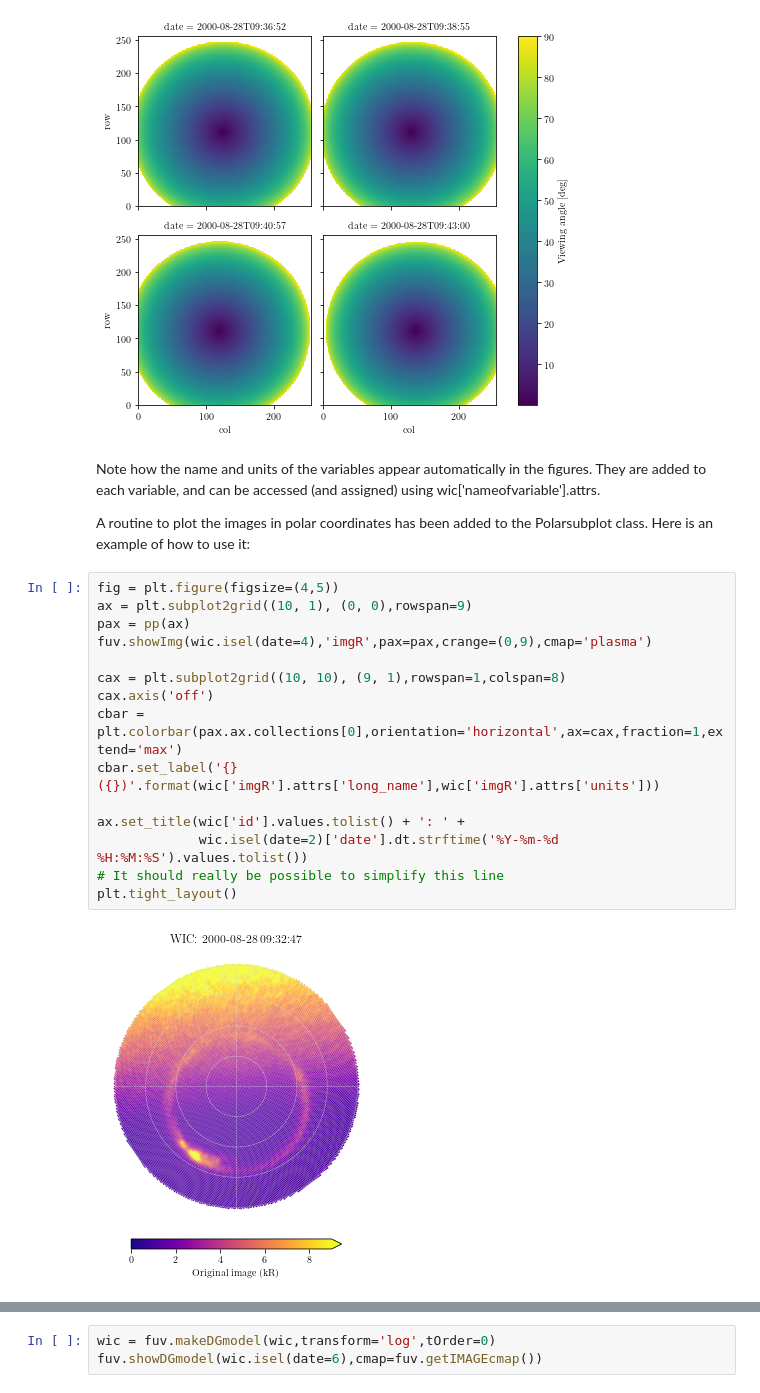
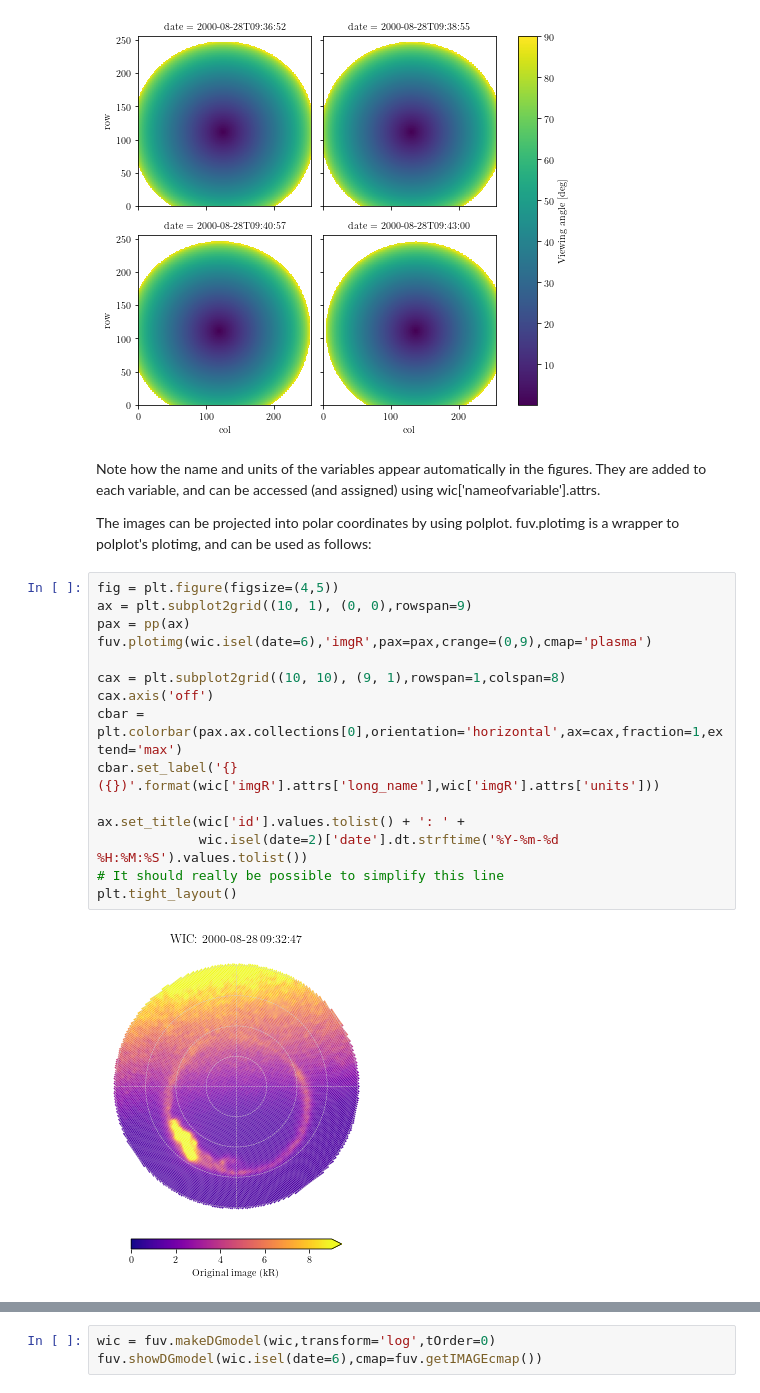
Before and after one commit to aohma/fuvpy, a Jupyter notebook: notebooks/fuvpyExample.ipynb, the cells around one changed output, grey strips where cells are left out. Cells and saved outputs as stored; diff of their text form.

```diff
--- a/notebooks/fuvpyExample.ipynb
+++ b/notebooks/fuvpyExample.ipynb
@@ -64,22 +65,21 @@ wic.isel(date=slice(4,8))['dza'].plot(x='col', y='row', col='date', col_wrap=2)
 # %% [markdown]
 Note how the name and units of the variables appear automatically in the figures. They are added to each variable, and can be accessed (and assigned) using wic['nameofvariable'].attrs.
 
-A routine to plot the images in polar coordinates has been added to the Polarsubplot class.
-Here is an example of how to use it:
+The images can be projected into polar coordinates by using polplot. fuv.plotimg is a wrapper to polplot's plotimg, and can be used as follows:
 # %%
 fig = plt.figure(figsize=(4,5))
 ax = plt.subplot2grid((10, 1), (0, 0),rowspan=9)
 pax = pp(ax)
-fuv.showImg(wic.isel(date=4),'imgR',pax=pax,crange=(0,9),cmap='plasma')
+fuv.plotimg(wic.isel(date=6),'imgR',pax=pax,crange=(0,9),cmap='plasma')
 
 cax = plt.subplot2grid((10, 10), (9, 1),rowspan=1,colspan=8)
 cax.axis('off')
 cbar = plt.colorbar(pax.ax.collections[0],orientation='horizontal',ax=cax,fraction=1,extend='max')
 cbar.set_label('{} ({})'.format(wic['imgR'].attrs['long_name'],wic['imgR'].attrs['units']))
 
 ax.set_title(wic['id'].values.tolist() + ': ' +
              wic.isel(date=2)['date'].dt.strftime('%Y-%m-%d %H:%M:%S').values.tolist())
 # It should really be possible to simplify this line
 plt.tight_layout()
 # %% [output]
-[figure, old version]
+[figure, new version]
```
Also changed, not shown: parts of 19 cells of this notebook.
